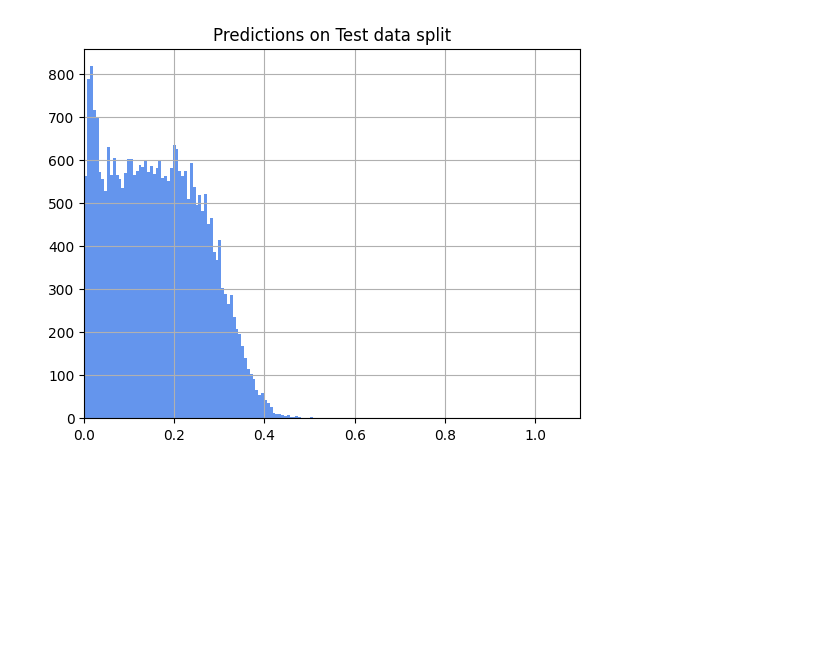
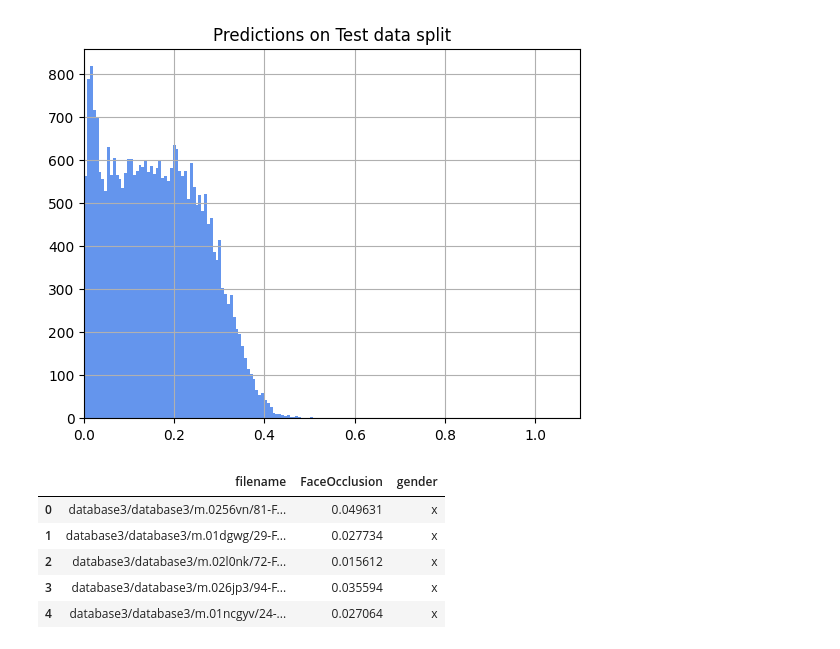
Before and after one commit to odelacruz-fierro/data-challenge-idemia, a Jupyter notebook: results.ipynb, the cells around one changed output. Saved outputs shown, nothing was run; the diff lists cells and outputs as text; code cells hidden in the pictures; blank space fills up the shorter version.

Commit message:
Added model assembling

```diff
--- a/results.ipynb
+++ b/results.ipynb
@@ -35,16 +35,21 @@ for EXP in EXPERIMENTS:
     print(EXP)
 
 # --- Select experiment ---
-MODEL_NUM = 16
+MODEL_NUM = 14
 
 VAL_PREDICTIONS = f"/{config.OUTPUT_DIR}/{EXPERIMENTS[MODEL_NUM-1]}/best_validation_predictions.csv"
 TRAIN_HISTORY = f"/{config.OUTPUT_DIR}/{EXPERIMENTS[MODEL_NUM-1]}/training_history.csv"
 TEST_PREDICTIONS = f"/{config.OUTPUT_DIR}/{EXPERIMENTS[MODEL_NUM-1]}/test_predictions.csv"
 
+RUN_15_PRED = TEST_PREDICTIONS = f"/{config.OUTPUT_DIR}/{EXPERIMENTS[15-1]}/test_predictions.csv"
+RUN_16_PRED = TEST_PREDICTIONS = f"/{config.OUTPUT_DIR}/{EXPERIMENTS[16-1]}/test_predictions.csv"
+
 # --- Check files existence ---
 files = [VAL_PREDICTIONS,
          TRAIN_HISTORY,
-         TEST_PREDICTIONS]
+         TEST_PREDICTIONS,
+         RUN_15_PRED,
+         RUN_16_PRED]
 
 for file in files:
     if os.path.exists(file):
@@ -250,3 +253,15 @@ hist_occlusion[0][0].set_title(f"Predictions on Test data split")
 # %% [output]
 Text(0.5, 1.0, 'Predictions on Test data split')
 [figure]
+# %%
+df_run15_pred = pd.read_csv(RUN_15_PRED, delimiter=',')
+df_run16_pred = pd.read_csv(RUN_16_PRED, delimiter=',')
+# %%
+df_run15_pred.head()
+# %% [output]
+|  | filename | FaceOcclusion | gender |
+| 0 | database3/database3/m.0256vn/81-F... | 0.049631 | x |
+| 1 | database3/database3/m.01dgwg/29-F... | 0.027734 | x |
+| 2 | database3/database3/m.02l0nk/72-F... | 0.015612 | x |
+| 3 | database3/database3/m.026jp3/94-F... | 0.035594 | x |
+| 4 | database3/database3/m.01ncgyv/24-... | 0.027064 | x |
```
Also changed, not shown: parts of 9 cells of this notebook.
